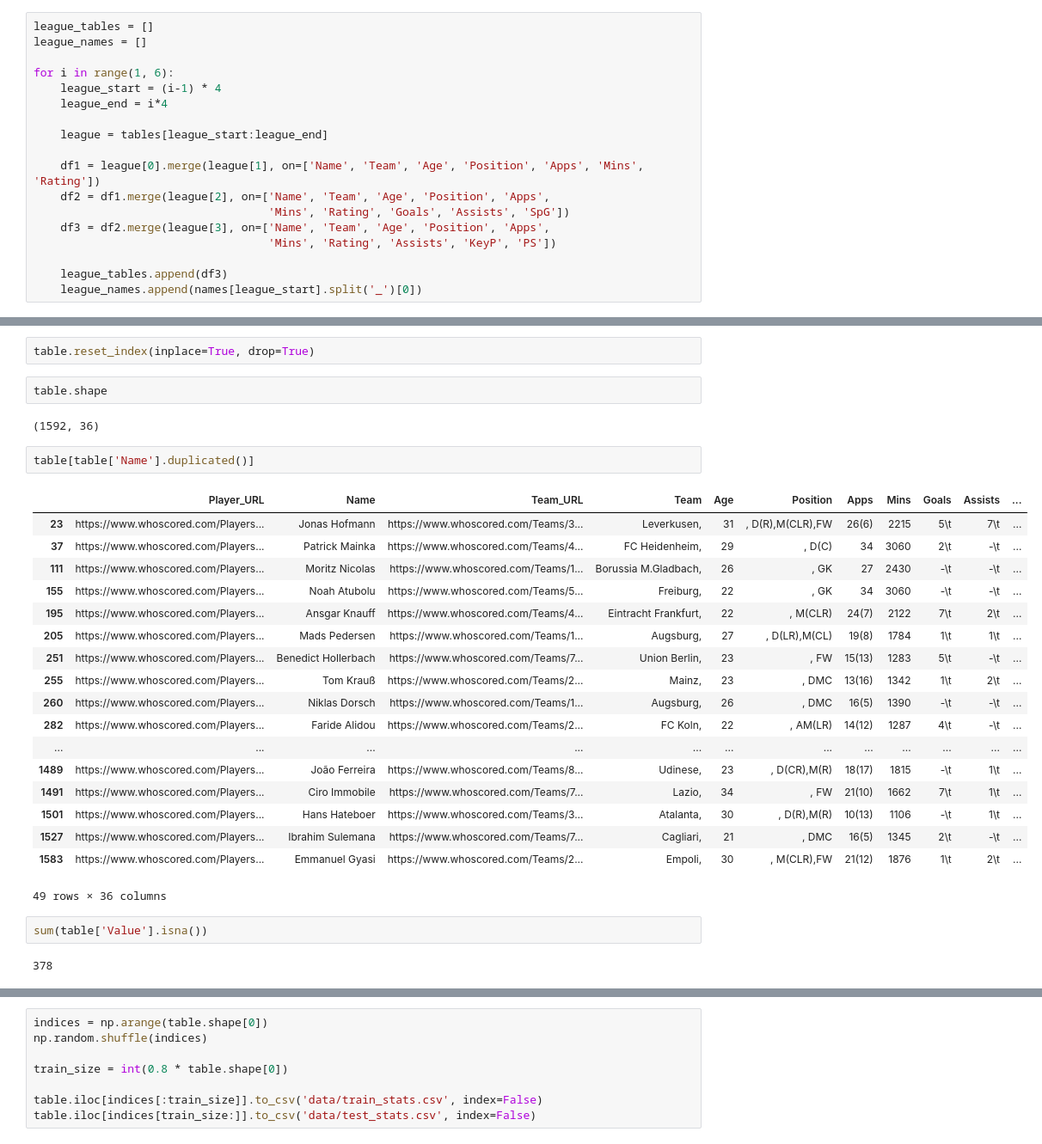
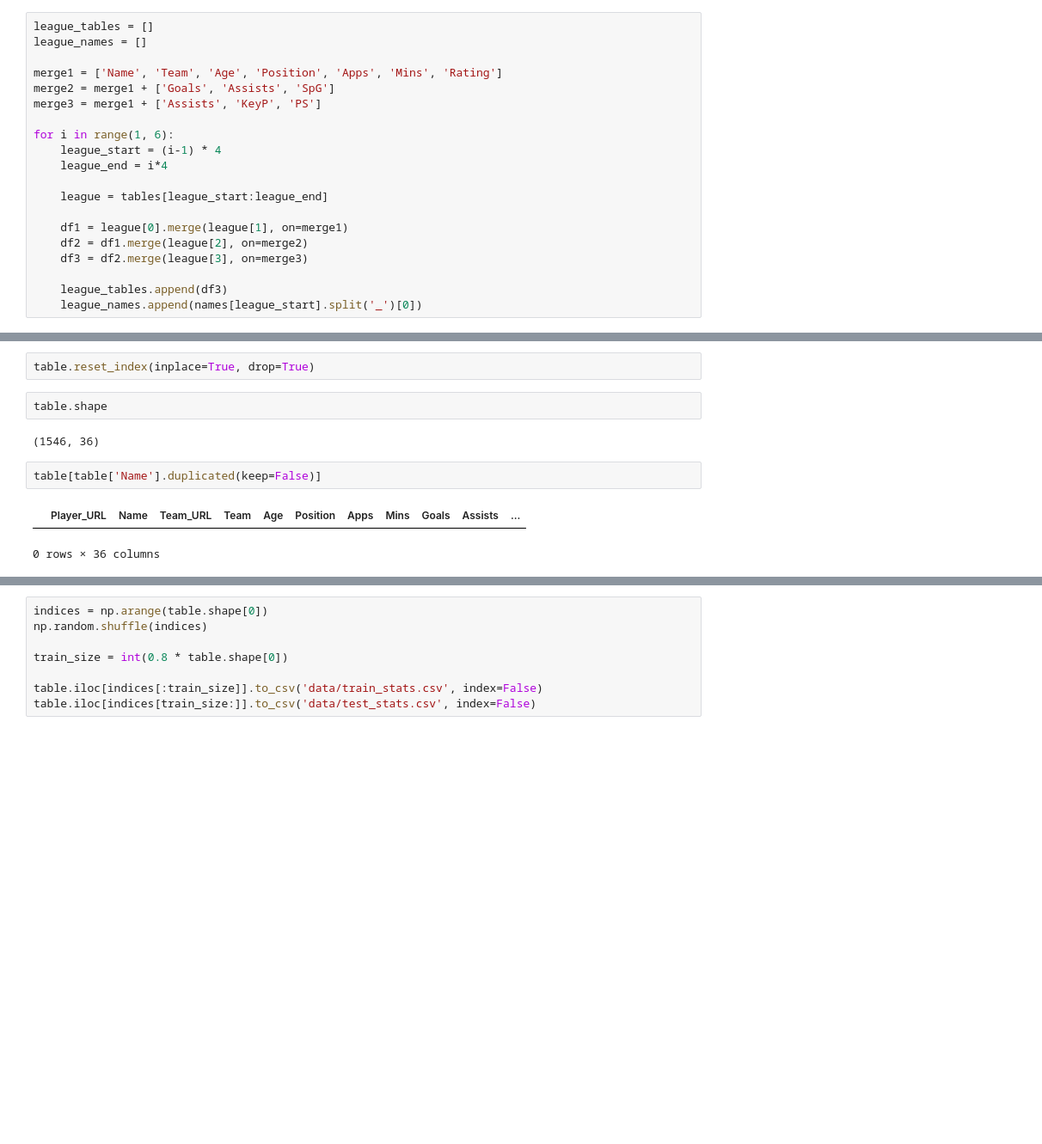
Before and after one commit to MorShow/players-market-value-prediction, a Jupyter notebook: train_test_preparation.ipynb, the cells around one changed output, grey strips where cells are left out. Shown at 86% size. Drawn from its saved outputs; the diff is of its cells as text; blank space fills up the shorter version.

```diff
--- a/train_test_preparation.ipynb
+++ b/train_test_preparation.ipynb
@@ -20,6 +21,10 @@ for name in os.listdir(r'data'):
 # %%
 league_tables = []
 league_names = []
+
+merge1 = ['Name', 'Team', 'Age', 'Position', 'Apps', 'Mins', 'Rating']
+merge2 = merge1 + ['Goals', 'Assists', 'SpG']
+merge3 = merge1 + ['Assists', 'KeyP', 'PS']
 
 for i in range(1, 6):
     league_start = (i-1) * 4
@@ -27,11 +32,9 @@ for i in range(1, 6):
 
     league = tables[league_start:league_end]
 
-    df1 = league[0].merge(league[1], on=['Name', 'Team', 'Age', 'Position', 'Apps', 'Mins', 'Rating'])
-    df2 = df1.merge(league[2], on=['Name', 'Team', 'Age', 'Position', 'Apps',
-                                   'Mins', 'Rating', 'Goals', 'Assists', 'SpG'])
-    df3 = df2.merge(league[3], on=['Name', 'Team', 'Age', 'Position', 'Apps',
-                                   'Mins', 'Rating', 'Assists', 'KeyP', 'PS'])
+    df1 = league[0].merge(league[1], on=merge1)
+    df2 = df1.merge(league[2], on=merge2)
+    df3 = df2.merge(league[3], on=merge3)
 
     league_tables.append(df3)
     league_names.append(names[league_start].split('_')[0])
@@ -72,29 +75,9 @@ table.reset_index(inplace=True, drop=True)
 # %%
 table.shape
 # %% [output]
-(1592, 36)
+(1546, 36)
 # %%
-table[table['Name'].duplicated()]
+table[table['Name'].duplicated(keep=False)]
 # %% [output]
 |  | Player_URL | Name | Team_URL | Team | Age | Position | Apps | Mins | Goals | Assists | ... |
-| 23 | https://www.whoscored.com/Players... | Jonas Hofmann | https://www.whoscored.com/Teams/3... | Leverkusen, | 31 | , D(R),M(CLR),FW | 26(6) | 2215 | 5\t | 7\t | ... |
-| 37 | https://www.whoscored.com/Players... | Patrick Mainka | https://www.whoscored.com/Teams/4... | FC Heidenheim, | 29 | , D(C) | 34 | 3060 | 2\t | -\t | ... |
-| 111 | https://www.whoscored.com/Players... | Moritz Nicolas | https://www.whoscored.com/Teams/1... | Borussia M.Gladbach, | 26 | , GK | 27 | 2430 | -\t | -\t | ... |
-| 155 | https://www.whoscored.com/Players... | Noah Atubolu | https://www.whoscored.com/Teams/5... | Freiburg, | 22 | , GK | 34 | 3060 | -\t | -\t | ... |
-| 195 | https://www.whoscored.com/Players... | Ansgar Knauff | https://www.whoscored.com/Teams/4... | Eintracht Frankfurt, | 22 | , M(CLR) | 24(7) | 2122 | 7\t | 2\t | ... |
-| 205 | https://www.whoscored.com/Players... | Mads Pedersen | https://www.whoscored.com/Teams/1... | Augsburg, | 27 | , D(LR),M(CL) | 19(8) | 1784 | 1\t | 1\t | ... |
-| 251 | https://www.whoscored.com/Players... | Benedict Hollerbach | https://www.whoscored.com/Teams/7... | Union Berlin, | 23 | , FW | 15(13) | 1283 | 5\t | -\t | ... |
-| 255 | https://www.whoscored.com/Players... | Tom Krauß | https://www.whoscored.com/Teams/2... | Mainz, | 23 | , DMC | 13(16) | 1342 | 1\t | 2\t | ... |
-| 260 | https://www.whoscored.com/Players... | Niklas Dorsch | https://www.whoscored.com/Teams/1... | Augsburg, | 26 | , DMC | 16(5) | 1390 | -\t | -\t | ... |
-| 282 | https://www.whoscored.com/Players... | Faride Alidou | https://www.whoscored.com/Teams/2... | FC Koln, | 22 | , AM(LR) | 14(12) | 1287 | 4\t | -\t | ... |
-| ... | ... | ... | ... | ... | ... | ... | ... | ... | ... | ... | ... |
-| 1489 | https://www.whoscored.com/Players... | João Ferreira | https://www.whoscored.com/Teams/8... | Udinese, | 23 | , D(CR),M(R) | 18(17) | 1815 | -\t | 1\t | ... |
-| 1491 | https://www.whoscored.com/Players... | Ciro Immobile | https://www.whoscored.com/Teams/7... | Lazio, | 34 | , FW | 21(10) | 1662 | 7\t | 1\t | ... |
-| 1501 | https://www.whoscored.com/Players... | Hans Hateboer | https://www.whoscored.com/Teams/3... | Atalanta, | 30 | , D(R),M(R) | 10(13) | 1106 | -\t | 1\t | ... |
-| 1527 | https://www.whoscored.com/Players... | Ibrahim Sulemana | https://www.whoscored.com/Teams/7... | Cagliari, | 21 | , DMC | 16(5) | 1345 | 2\t | -\t | ... |
-| 1583 | https://www.whoscored.com/Players... | Emmanuel Gyasi | https://www.whoscored.com/Teams/2... | Empoli, | 30 | , M(CLR),FW | 21(12) | 1876 | 1\t | 2\t | ... |
-49 rows × 36 columns
+0 rows × 36 columns
-# %%
-sum(table['Value'].isna())
-# %% [output]
-378
```
Also changed, not shown: parts of 11 cells of this notebook.
